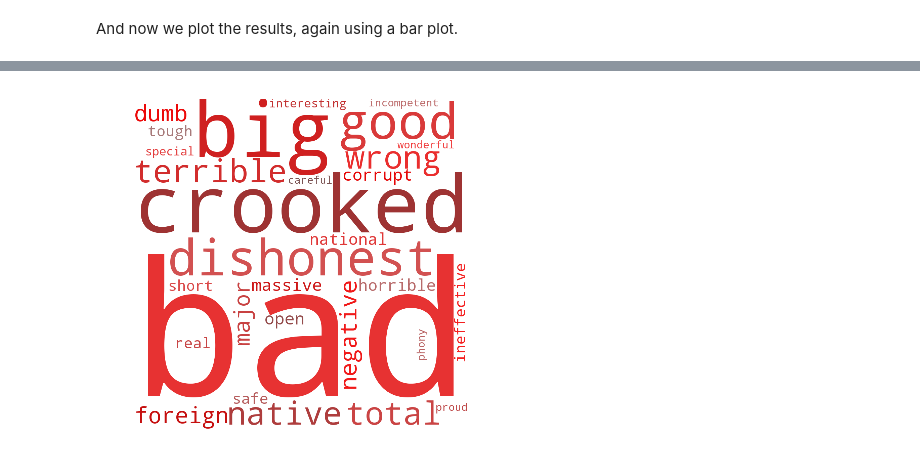
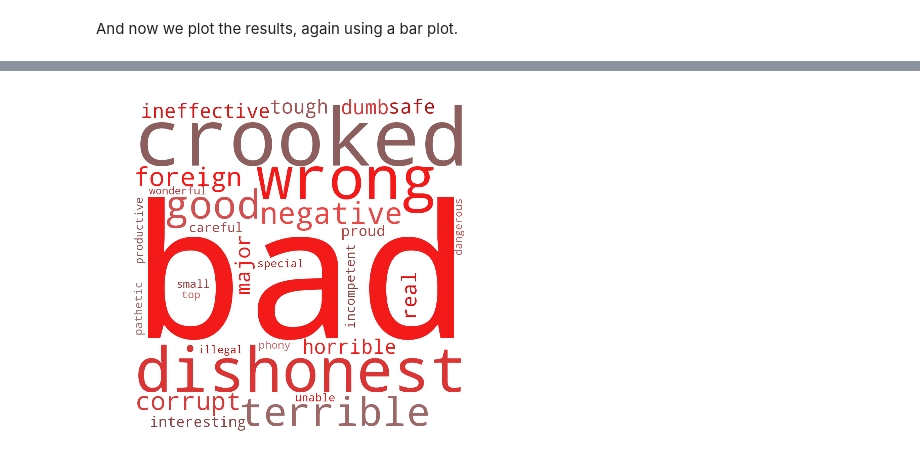
Before and after one commit to gogrean/elect2016, a Jupyter notebook: tutorial/notebooks/Vocabulary Size and Sentiment Analysis.ipynb, the cells around one changed output, grey strips where cells are left out. Drawn from its saved outputs; the diff is of its cells as text; code cells hidden in the pictures.

Commit message:
Added more wordclouds

```diff
--- a/tutorial/notebooks/Vocabulary Size and Sentiment Analysis.ipynb
+++ b/tutorial/notebooks/Vocabulary Size and Sentiment Analysis.ipynb
@@ -689,32 +669,35 @@ women_emo_wordcloud = " ".join(" ".join([x[0]]*x[1]) for x in women_adjectives)
+# %%
+women_emo_wordcloud = " ".join(" ".join([x[0]]*x[1]) for x in women_adjectives
+                               if emo_dict[x[0]]['positive']+emo_dict[x[0]]['negative'] == 1)
+emo_wordcloud = " ".join(" ".join([x[0]]*x[1]) for x in adjectives if x[0] in emo_dict and
+                         emo_dict[x[0]]['positive']+emo_dict[x[0]]['negative'] == 1)
 # %%
 # Plot the wordclouds.
 from PIL import Image
 from wordcloud import WordCloud
 import random
 
 def rep_color_func(word, font_size, position, orientation, random_state=None, **kwargs):
     return "hsl(%d, %d%%, %d%%)" % (0, random.randint(10, 100), random.randint(40, 60))
-
-def dem_color_func(word, font_size, position, orientation, random_state=None, **kwargs):
-    return "hsl(%d, %d%%, %d%%)" % (224, random.randint(40, 100), random.randint(40, 60))
 
 pfont = {'fontname': 'Palatino Linotype'}
 fig, ax = plt.subplots(1, figsize=(6,6))
 
 # masks taken from here:
 # https://image.freepik.com/free-icon/elephant-republican-symbol_318-64492.jpg
 # https://www.carstickers.com/prodimages/12960-democrat-donkey-sticker.png
 republican_mask = np.array(Image.open(root_dir+'/figs/republican-symbol.jpg'))
 
 wcloud_trump = WordCloud(background_color="white",
                          max_words=30,
                          width=1000, height=1000)
 wcloud_trump.generate(women_emo_wordcloud)
-wcloud_trump.recolor(random_state=5, color_func=rep_color_func)
+#wcloud_trump.recolor(random_state=5, color_func=rep_color_func)
+wcloud_trump.recolor(random_state=3, color_func=rep_color_func)
 
 ax.imshow(wcloud_trump)
 ax.axis('off')
 
 fig.savefig(root_dir + '/figs/pyladies_trump_women_sentiment_wordcloud.png', dpi=400)
 # %% [output]
-[figure, old version]
+[figure, new version]
```
Also changed, not shown: parts of 5 cells of this notebook.
